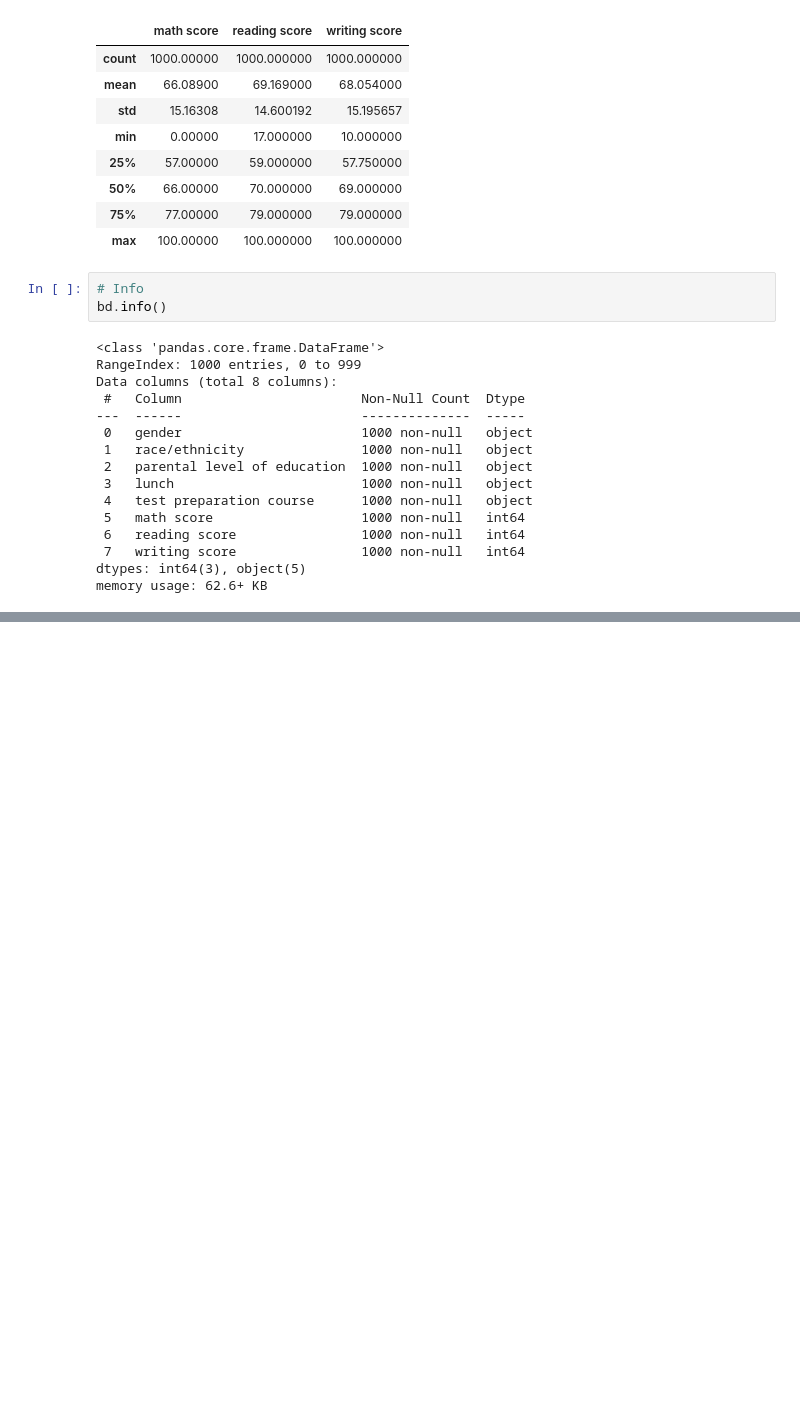
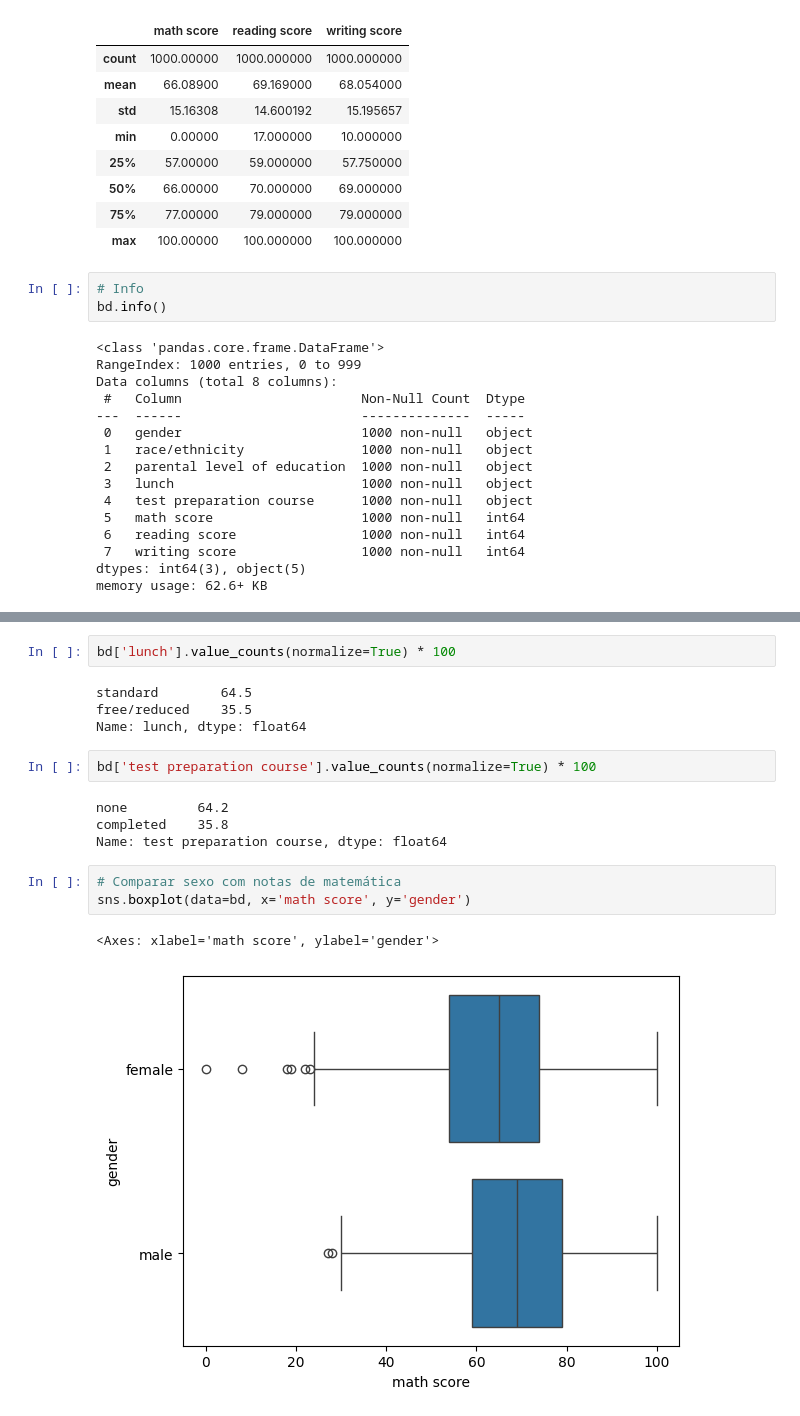
Before and after one commit to valdenio458/python-analise-de-dados-data-viking, a Jupyter notebook: Projeto_Educação.ipynb, the cells around one changed output, grey strips where cells are left out. Drawn from its saved outputs; the diff is of its cells as text; blank space fills up the shorter version.

```diff
--- a/Projeto_Educação.ipynb
+++ b/Projeto_Educação.ipynb
@@ -100,0 +126,18 @@ memory usage: 62.6+ KB
+# %%
+bd['lunch'].value_counts(normalize=True) * 100
+# %% [output]
+standard        64.5
+free/reduced    35.5
+Name: lunch, dtype: float64
+# %%
+bd['test preparation course'].value_counts(normalize=True) * 100
+# %% [output]
+none         64.2
+completed    35.8
+Name: test preparation course, dtype: float64
+# %%
+# Comparar sexo com notas de matemática
+sns.boxplot(data=bd, x='math score', y='gender')
+# %% [output]
+<Axes: xlabel='math score', ylabel='gender'>
+[figure, added]
```
Also changed, not shown: parts of 6 cells of this notebook.
